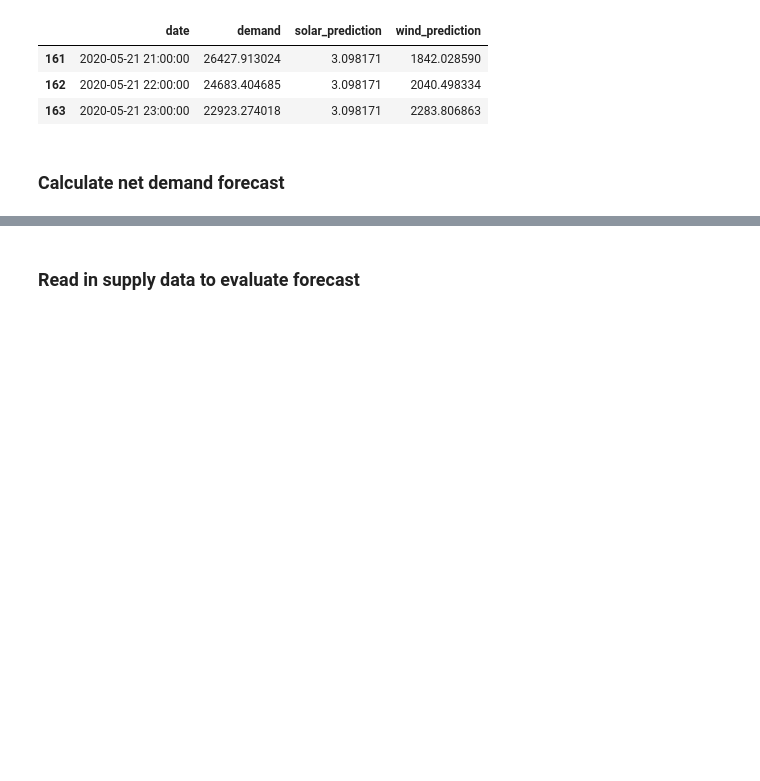
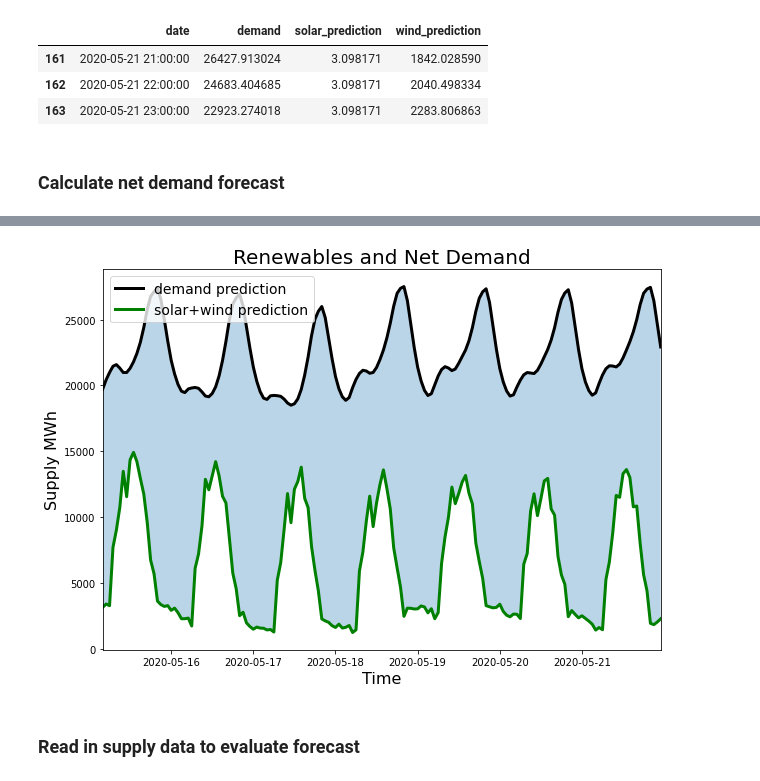
Before and after one commit to sjhawkes/cal_power, a Jupyter notebook: code/05A_NetDemandForecast.ipynb, the cells around one changed output, grey strips where cells are left out. Cells and saved outputs as stored; diff of their text form; code cells hidden in the pictures; blank space fills up the shorter version.

```diff
--- a/code/05A_NetDemandForecast.ipynb
+++ b/code/05A_NetDemandForecast.ipynb
@@ -62,6 +64,19 @@ predictions.head(3)
 | 2020-05-15 04:00:00 | 19726.376705 | 3.098171 | 3159.794258 | 3162.892428 | 16563.484277 |
 | 2020-05-15 05:00:00 | 20429.428291 | 3.098171 | 3408.533372 | 3411.631543 | 17017.796748 |
 | 2020-05-15 06:00:00 | 20986.243994 | 3.098171 | 3283.478098 | 3286.576269 | 17699.667725 |
+# %%
+fig, ax = plt.subplots(figsize=(10,7))
+ax.plot(predictions.index,predictions['demand'],'k-',label='demand prediction',lw=3)
+ax.plot(predictions.index,predictions['solar_and_wind'],'g-',label='solar+wind prediction',lw=3)
+ax.fill_between(predictions.index,predictions['solar_and_wind'],predictions['demand'],alpha=0.3)
+ax.legend(fontsize=14,loc='upper left')
+plt.xlabel('Time',fontsize=16)
+plt.ylabel('Supply MWh',fontsize=16)
+plt.title('Renewables and Net Demand',fontsize=20)
+plt.xlim((predictions.index[0],predictions.index[-1]));
+#plt.savefig('../images/renewables_net_demand_prediction.png',dpi=235,bbox_inches='tight');
+# %% [output]
+[figure, added]
 # %% [markdown]
 ### Read in supply data to evaluate forecast
 # %%
```
Also changed, not shown: parts of 6 cells of this notebook, 19 other files.
